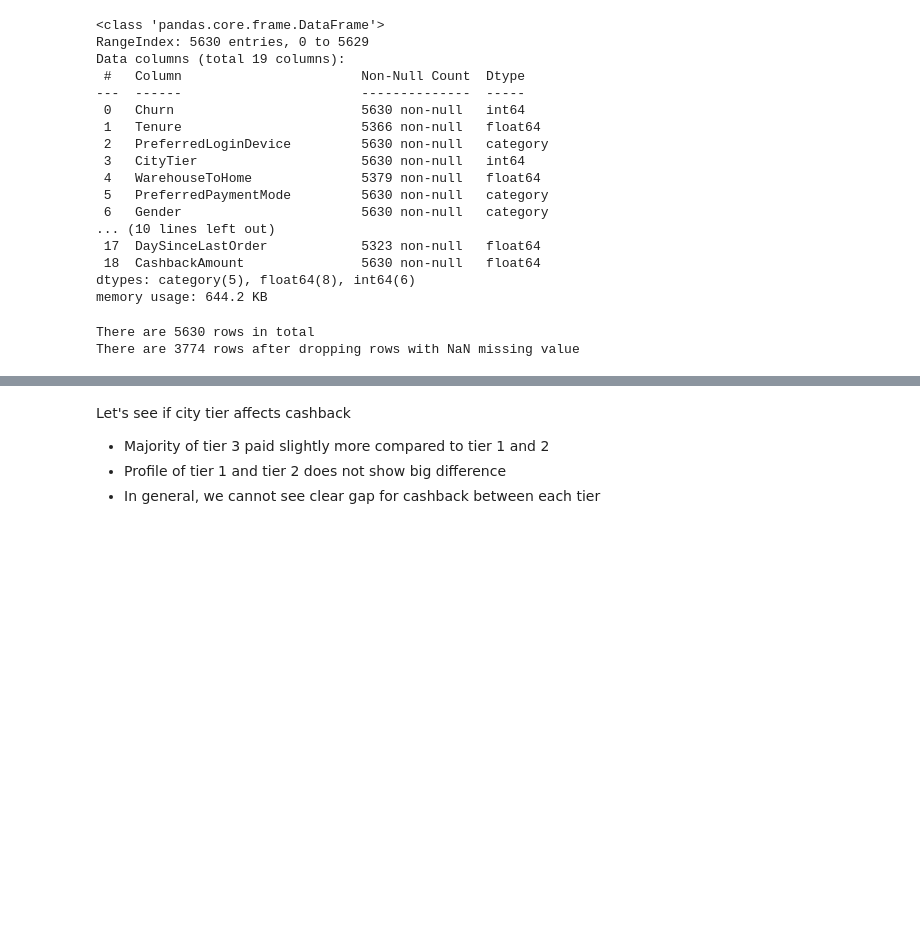
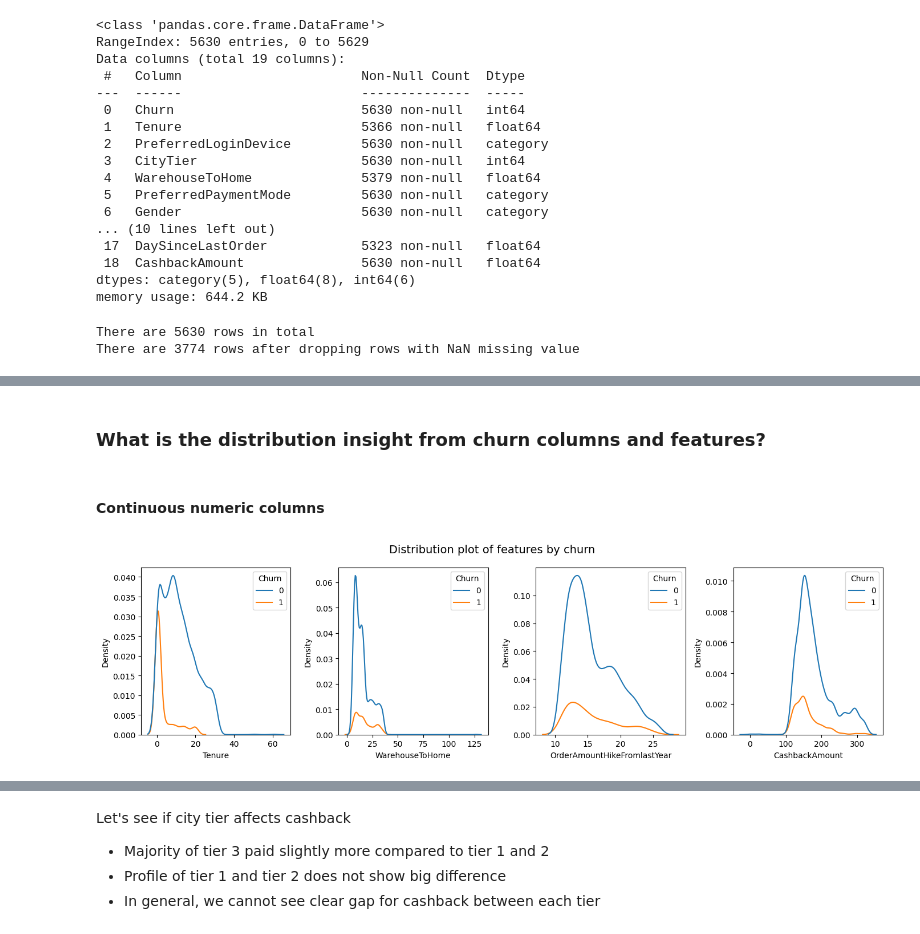
Before and after one commit to TsungYuanHsu/e-commerce_customer_churn_analysis, a Jupyter notebook: e-commerce_customer_churn_analysis.ipynb, the cells around one changed output, grey strips where cells are left out. Saved outputs shown, nothing was run; the diff lists cells and outputs as text; code cells hidden in the pictures; blank space fills up the shorter version.

Commit message:
Enrich EDA - Churn vs features

```diff
--- a/e-commerce_customer_churn_analysis.ipynb
+++ b/e-commerce_customer_churn_analysis.ipynb
@@ -233,0 +253,27 @@ There are 3774 rows after dropping rows with NaN missing value
+# %%
+df_eda = df.copy()
+
+continuous_num_columns = ['Tenure', 'WarehouseToHome', 'OrderAmountHikeFromlastYear', 'CashbackAmount']
+discrete_num_columns = ['CityTier', 'HourSpendOnApp', 'NumberOfDeviceRegistered', 'SatisfactionScore', 'NumberOfAddress', 'Complain', 'CouponUsed', 'OrderCount', 'DaySinceLastOrder']
+cat_columns = ['PreferredLoginDevice', 'PreferredPaymentMode', 'Gender', 'PreferedOrderCat', 'MaritalStatus']
+# %% [markdown]
+### What is the distribution insight from churn columns and features?
+# %% [markdown]
+#### Continuous numeric columns
+# %%
+fig, axes = plt.subplots(1, 4, figsize=(14, 4))
+fig.suptitle('Distribution plot of features by churn', fontsize=14)
+axes = axes.flatten()
+for i, col in enumerate(continuous_num_columns):
+    sns.kdeplot(x=col,
+                data=df_eda,
+                hue='Churn',
+                ax=axes[i],
+                # common_norm=False  # Make area udner each curve to 1
+               )
+    axes[i].set_xlabel(col)
+    axes[i].set_ylabel('Density')
+plt.tight_layout()
+plt.show()
+# %% [output]
+[figure, added]
```
Also changed, not shown: parts of 27 cells of this notebook.
